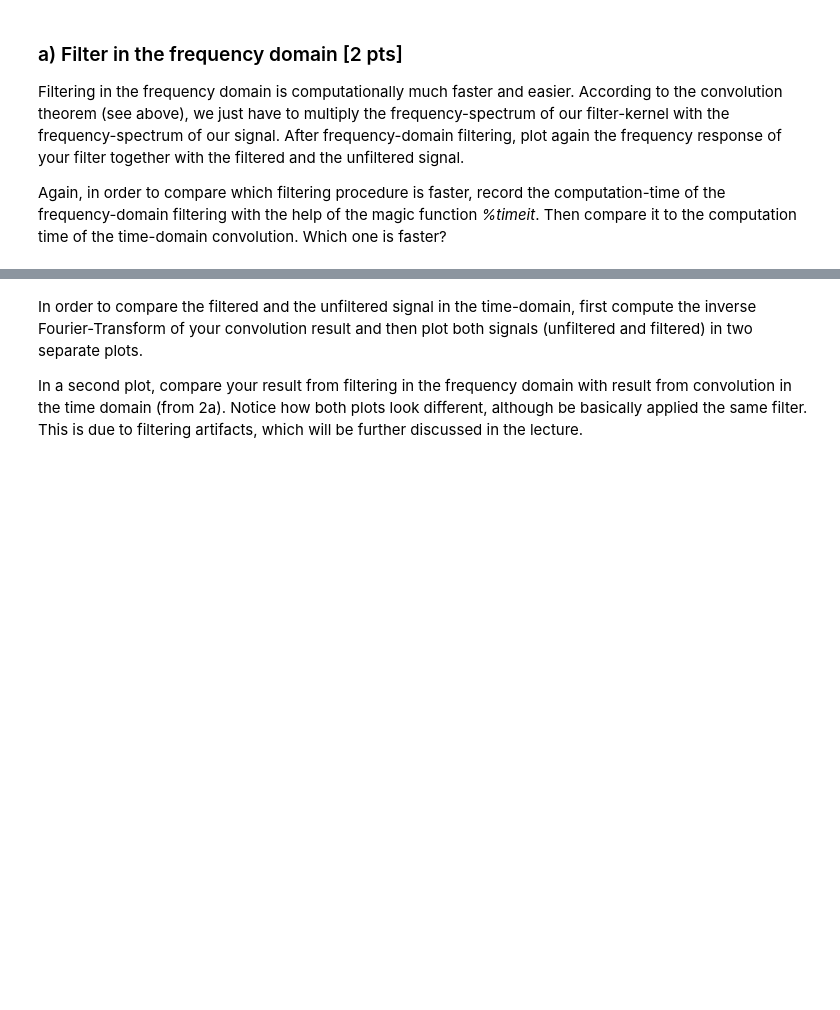
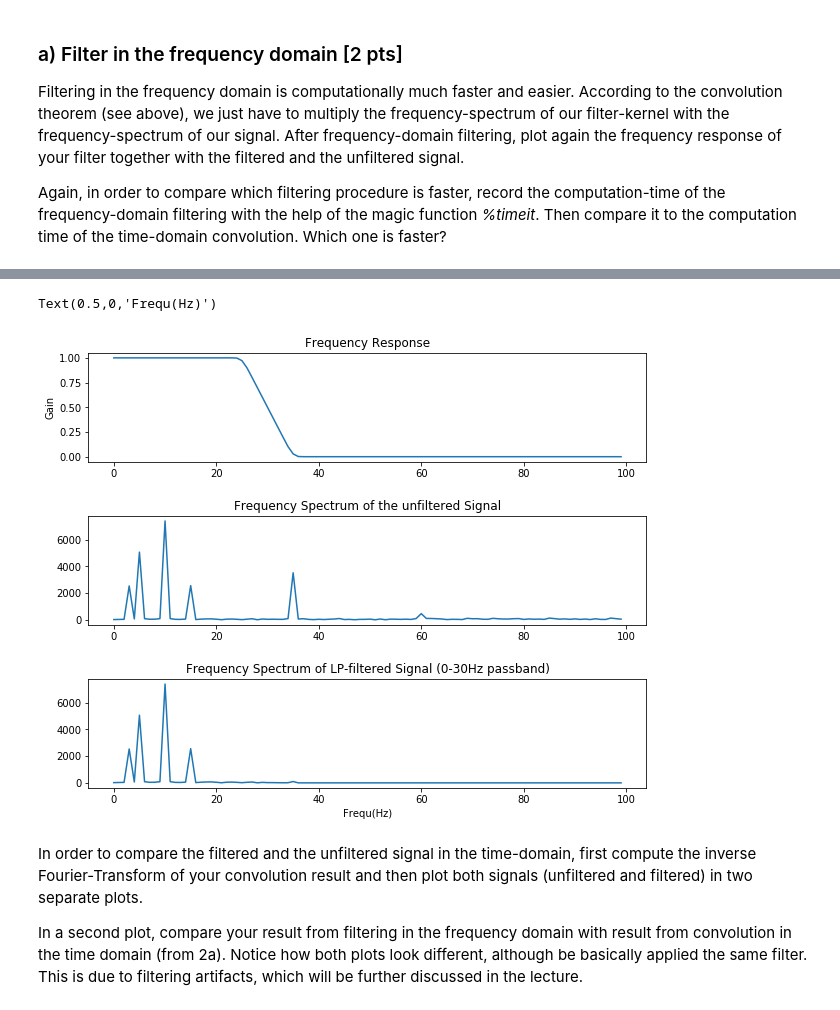
Before and after one commit to NBP-ACC/week-8-updated-acc_9, a Jupyter notebook: Sheet06.ipynb, the cells around one changed output, grey strips where cells are left out. Cells and saved outputs as stored; diff of their text form; code cells hidden in the pictures; blank space fills up the shorter version.

```diff
--- a/Sheet06.ipynb
+++ b/Sheet06.ipynb
@@ -190,0 +219,20 @@ Again, in order to compare which filtering procedure is faster, record the compu
+# %%
+
+
+h_winX = getFT(h_win)
+signalX = getFT(signal_noisy)
+%timeit h_winX * signalX
+conv_fd = h_winX * signalX
+
+# plot frequency response of the filter, and the signal with the convolution result
+fig, (ax1, ax2, ax3) = plt.subplots(3, 1, figsize=(10,8))
+plt.subplots_adjust(hspace=0.5)
+ax1.plot(h_winX[:100])
+ax1.set_title('Frequency Response')
+ax1.set_ylabel('Gain')
+ax2.plot(signalX[:100])
+ax2.set_title('Frequency Spectrum of the unfiltered Signal')
+ax3.plot(conv_fd[:100])
+ax3.set_title('Frequency Spectrum of LP-filtered Signal (0-30Hz passband)')
+plt.xlabel('Frequ(Hz)')
+# %% [output]
@@ -191,3 +240,5 @@ Again, in order to compare which filtering procedure is faster, record the compu
+Text(0.5,0,'Frequ(Hz)')
+[figure, added]
 # %% [markdown]
 In order to compare the filtered and the unfiltered signal in the time-domain, first compute the inverse Fourier-Transform of your convolution result and then plot both signals (unfiltered and filtered) in two separate plots.
 
```
Also changed, not shown: parts of 12 cells of this notebook.
